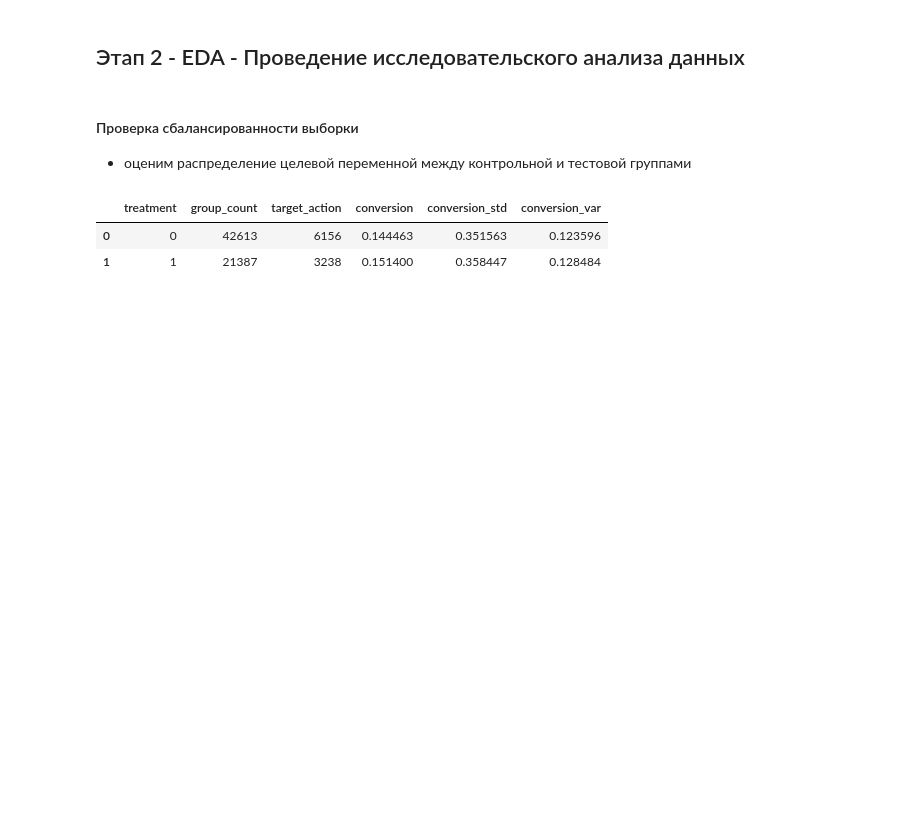
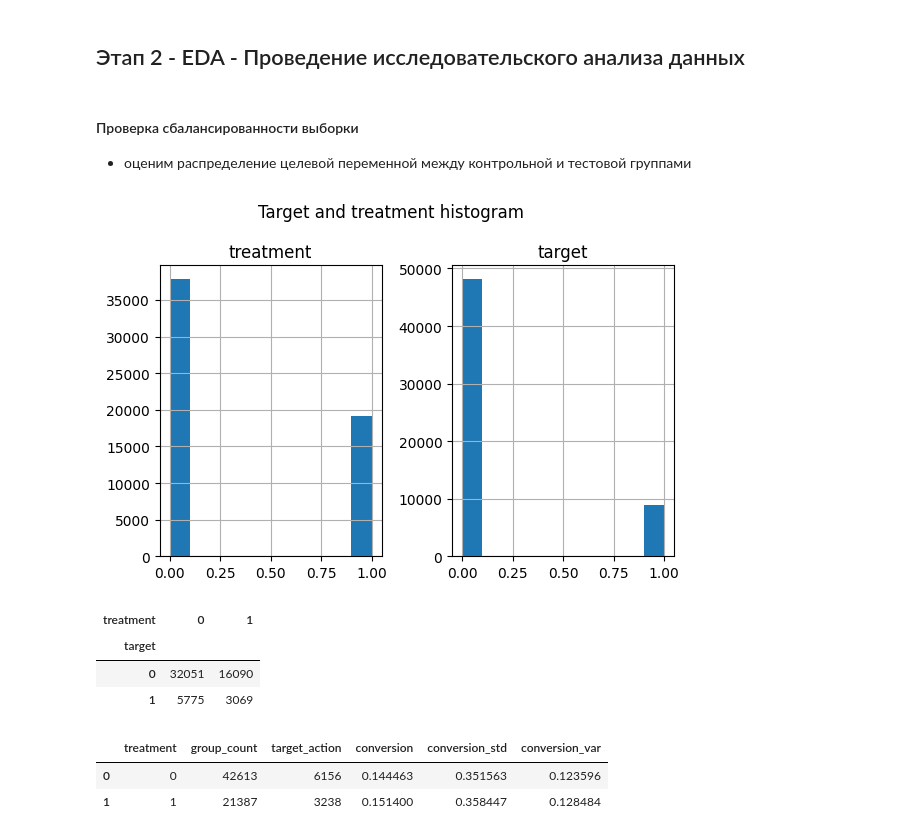
Before and after one commit to khromenko/mle-uplift-final-project-2025, a Jupyter notebook: final_project.ipynb, the cells around one changed output. Cells and saved outputs as stored; diff of their text form; code cells hidden in the pictures; blank space fills up the shorter version.

```diff
--- a/final_project.ipynb
+++ b/final_project.ipynb
@@ -53,6 +53,26 @@ memory usage: 4.9 MB
 # %% [markdown]
 #### Проверка сбалансированности выборки
 - оценим распределение целевой переменной между контрольной и тестовой группами
+# %%
+import matplotlib.pyplot as plt
+
+features_all = ['recency', 'history_segment', 'history', 'mens', 'womens', 'zip_code', 'newbie', 'channel']
+treatment = ['treatment']
+target = ['target']
+
+# общий обзор гистограммы
+data[treatment + target].hist(figsize=(6,4))
+plt.suptitle('Target and treatment histogram')
+plt.tight_layout()
+# %% [output]
+[figure, added]
+# %%
+pd.crosstab(data.target, data.treatment)
+# %% [output]
+| treatment | 0 | 1 |
+| target |  |  |
+| 0 | 32051 | 16090 |
+| 1 | 5775 | 3069 |
 # %%
 import pandas as pd
 import seaborn as sns
```
Also changed, not shown: parts of 29 cells of this notebook, 4 other files.
